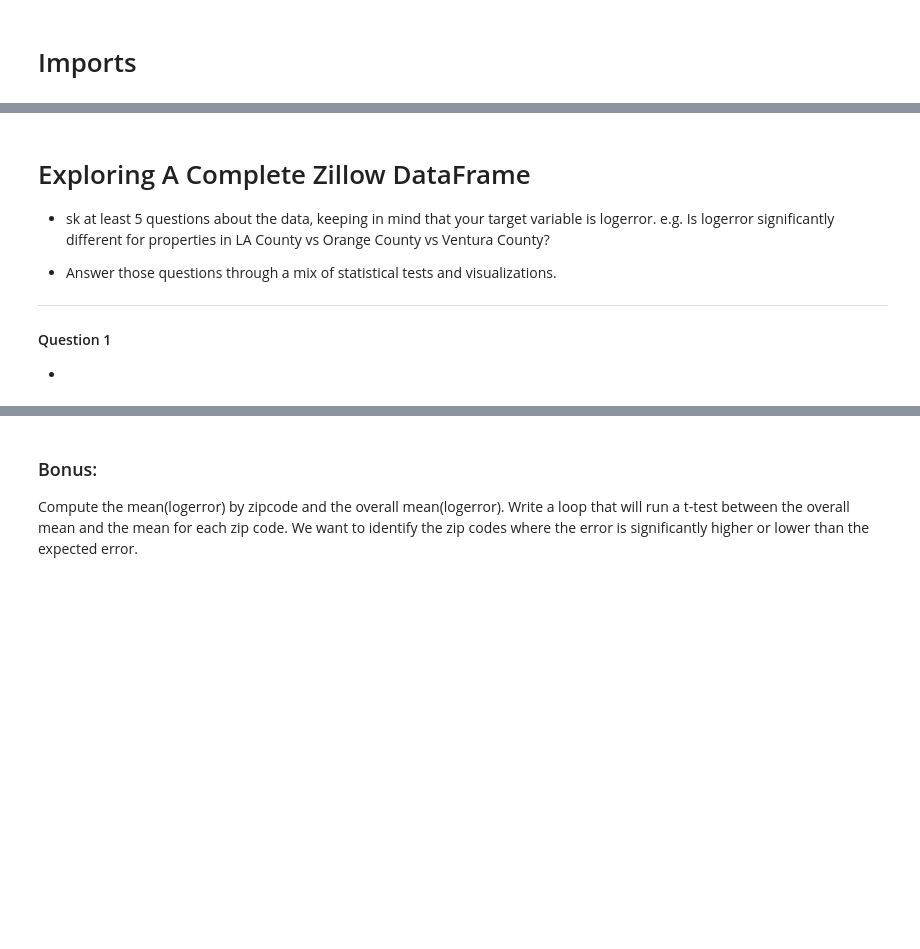
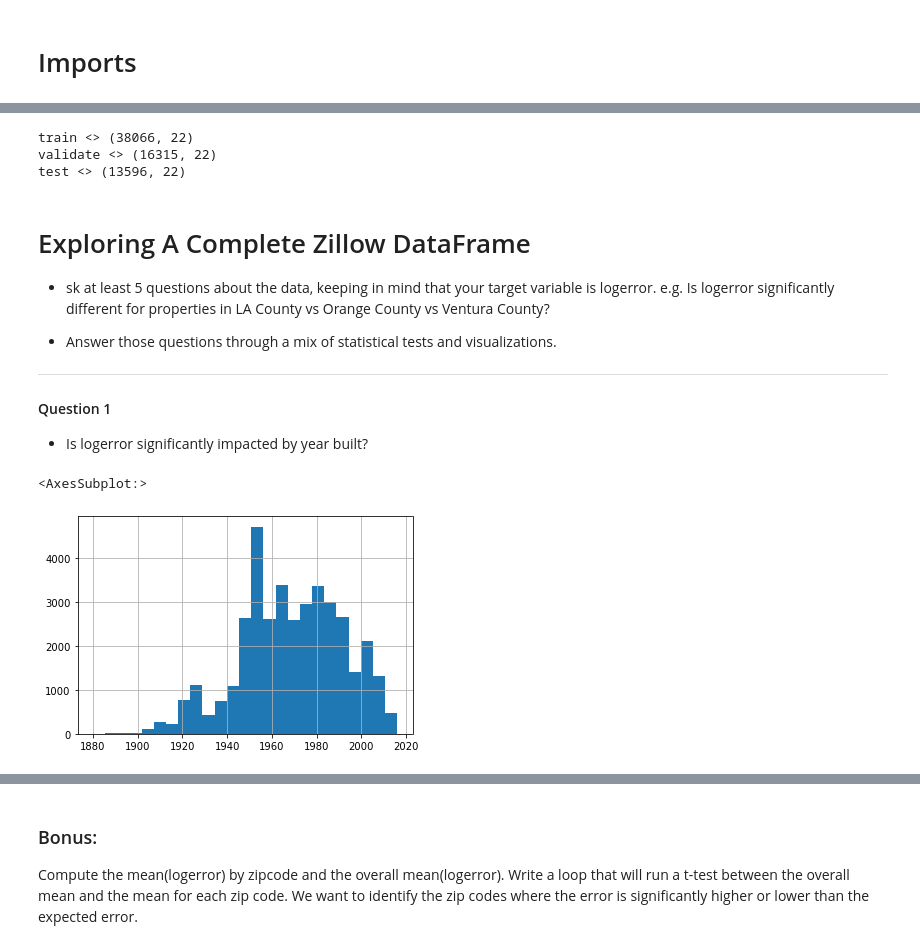
Before and after one commit to BraedenWright/clustering-exercises, a Jupyter notebook: explore_zillow.ipynb, the cells around one changed output, grey strips where cells are left out. Saved outputs shown, nothing was run; the diff lists cells and outputs as text; code cells hidden in the pictures; blank space fills up the shorter version.

```diff
--- a/explore_zillow.ipynb
+++ b/explore_zillow.ipynb
@@ -38,0 +61,6 @@ Reading cleaned data from csv file...
+# %%
+train, validate, test = wp.split_data(df)
+# %% [output]
+train <> (38066, 22)
+validate <> (16315, 22)
+test <> (13596, 22)
@@ -46,4 +76,11 @@ Reading cleaned data from csv file...
 --------------------
 
 #### Question 1
--
+- Is logerror significantly impacted by year built?
+# %%
+# distributions of each year built
+
+train.yearbuilt.hist(bins=25)
+# %% [output]
+<AxesSubplot:>
+[figure, added]
```
Also changed, not shown: parts of 10 cells of this notebook, 3 other files.
